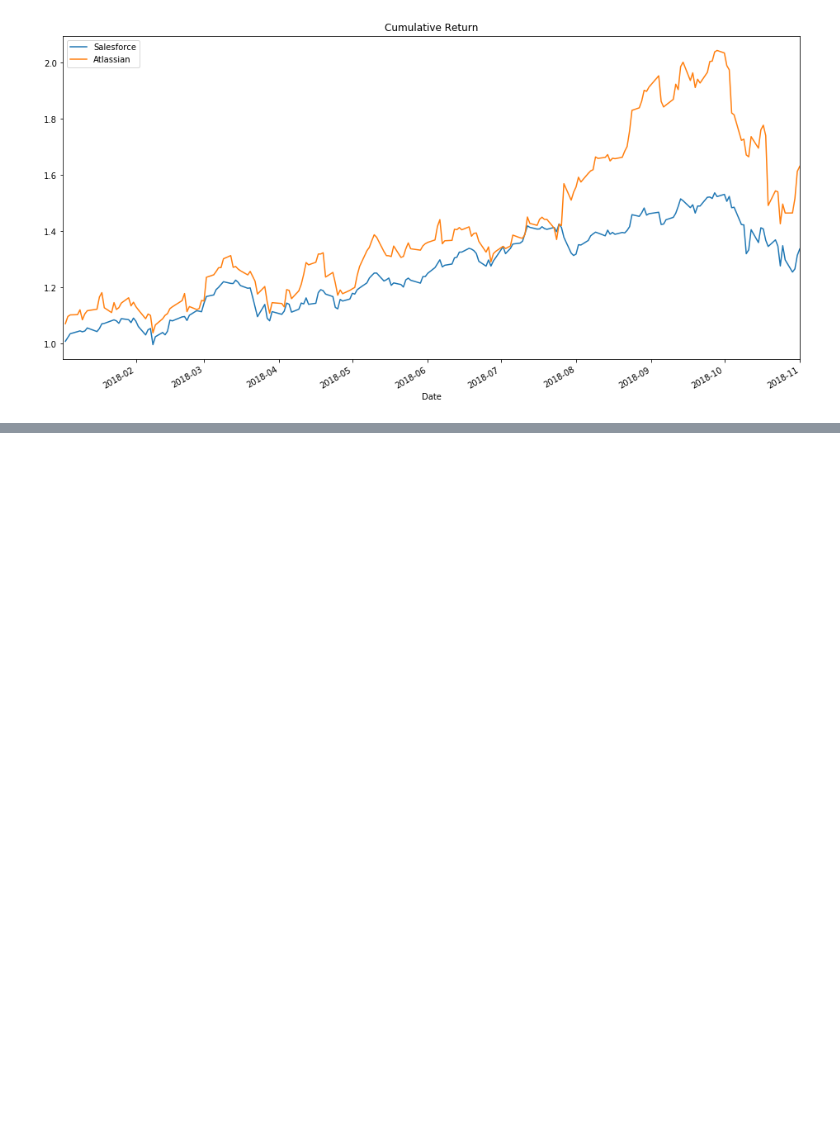
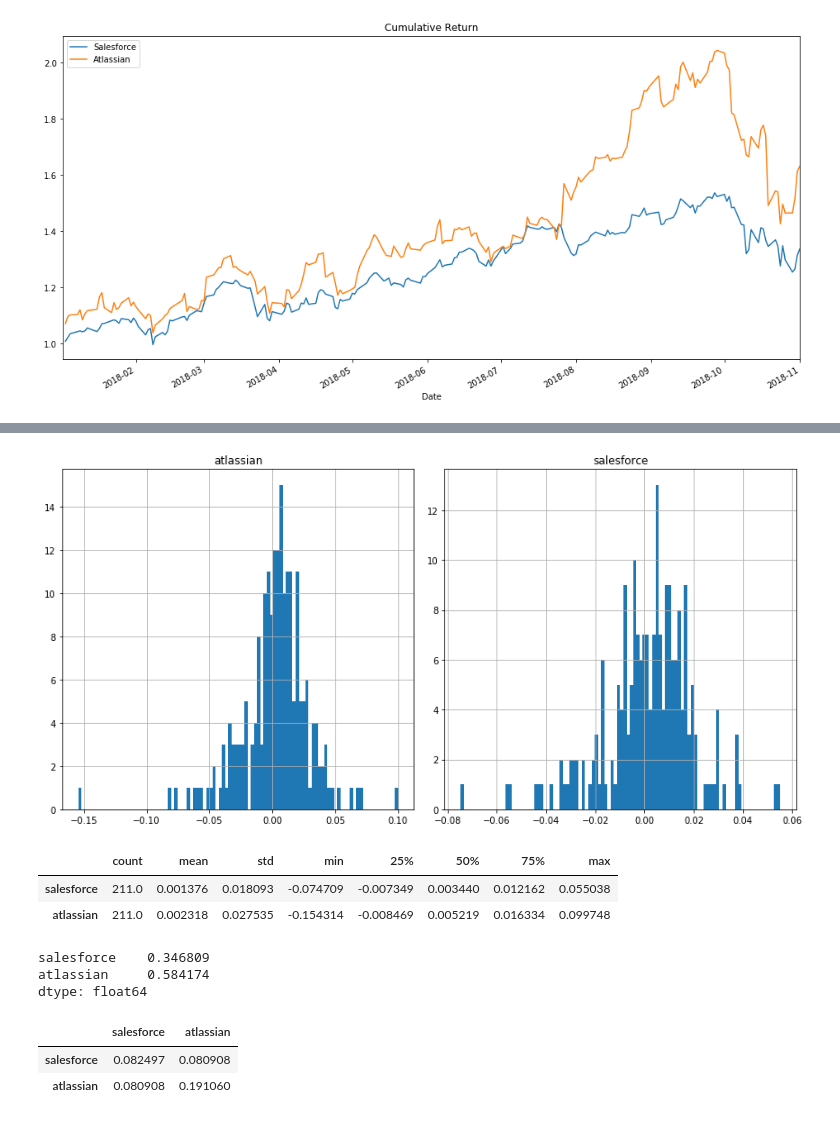
Before and after one commit to elaineyuexi/Quant-internship, a Jupyter notebook: Report.ipynb, the cells around one changed output, grey strips where cells are left out. Cells and saved outputs as stored; diff of their text form; code cells hidden in the pictures; blank space fills up the shorter version.

```diff
--- a/Report.ipynb
+++ b/Report.ipynb
@@ -115,0 +160,3 @@ plt.legend()
+# %%
+log_ret = np.log(stocks/stocks.shift(1))
+log_ret.head()
@@ -115,0 +171,24 @@ plt.legend()
+# %%
+log_ret.hist(bins=100,figsize=(12,6));
+plt.tight_layout()
+# %% [output]
+[figure, added]
+# %%
+log_ret.describe().transpose()
+# %% [output]
+|  | count | mean | std | min | 25% | 50% | 75% | max |
+| salesforce | 211.0 | 0.001376 | 0.018093 | -0.074709 | -0.007349 | 0.003440 | 0.012162 | 0.055038 |
+| atlassian | 211.0 | 0.002318 | 0.027535 | -0.154314 | -0.008469 | 0.005219 | 0.016334 | 0.099748 |
+# %%
+log_ret.mean() * 252
+# %% [output]
+salesforce    0.346809
+atlassian     0.584174
+dtype: float64
+# %%
+log_ret.cov()
+log_ret.cov()*252
+# %% [output]
+|  | salesforce | atlassian |
+| salesforce | 0.082497 | 0.080908 |
+| atlassian | 0.080908 | 0.191060 |
```
Also changed, not shown: parts of 14 cells of this notebook.
